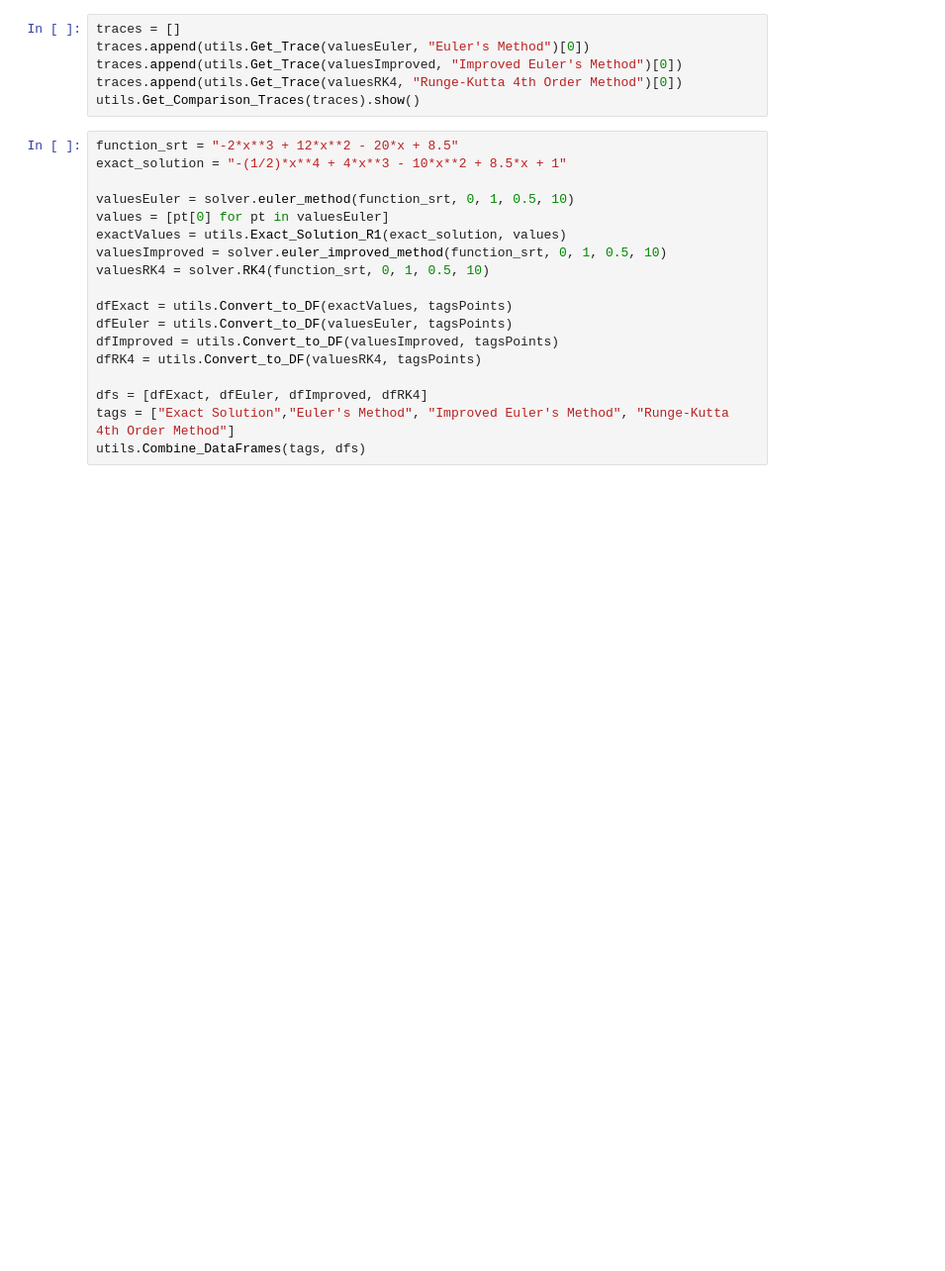
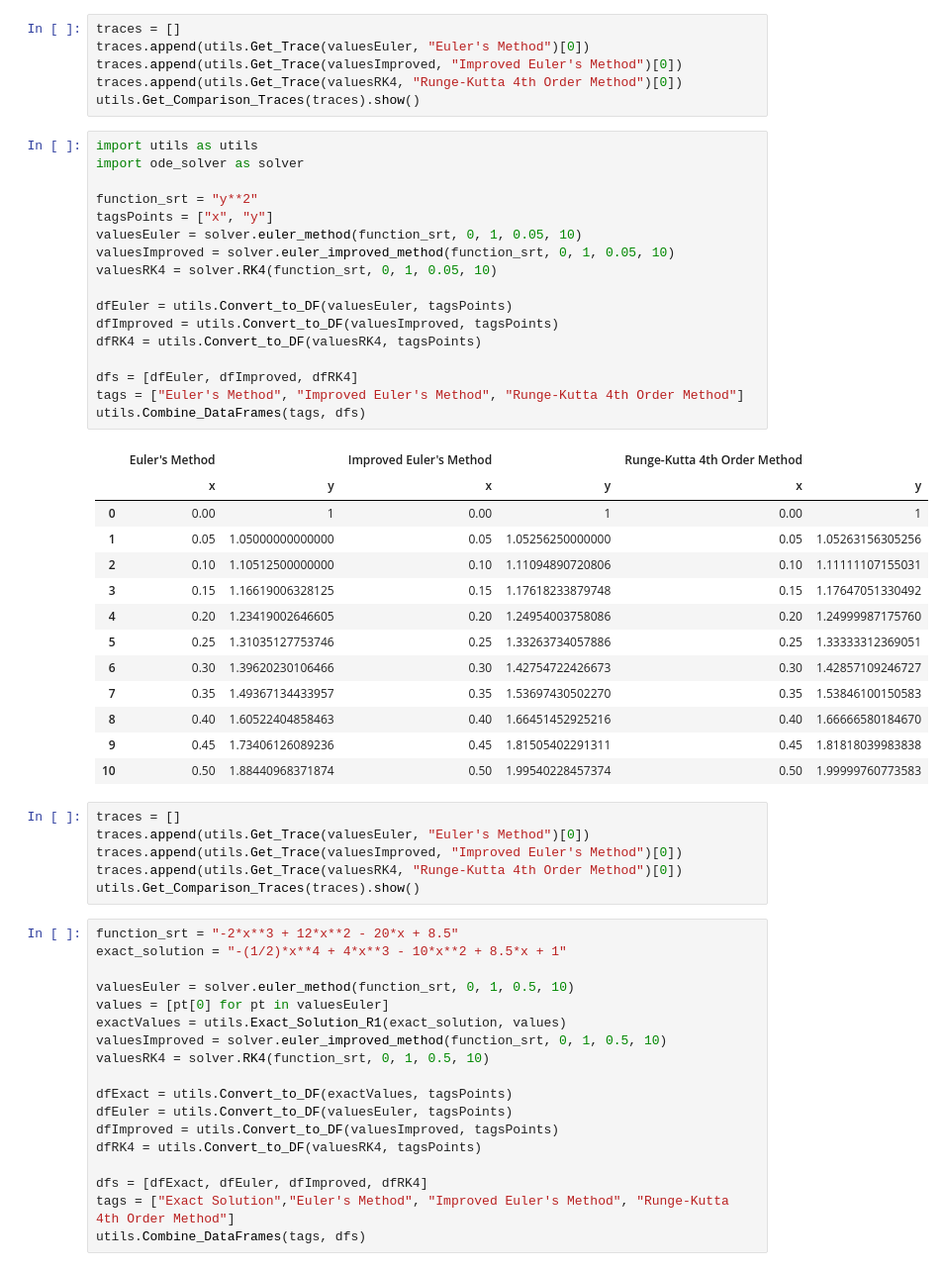
Before and after one commit to MaureenSales/EDO, a Jupyter notebook: proof.ipynb, the cells around one changed output. Shown at 99% size. Cells and saved outputs as stored; diff of their text form; blank space fills up the shorter version.

Commit message:
update_ode_solver

```diff
--- a/proof.ipynb
+++ b/proof.ipynb
@@ -29,6 +29,43 @@ utils.Combine_DataFrames(tags, dfs)
 | 8 | 0.8 | 0.654207776185538 | 0.8 | 0.692230234143283 | 0.8 | 0.689748632453421 |
 | 9 | 0.9 | 0.675408994743375 | 0.9 | 0.715685807341944 | 0.9 | 0.713042530199485 |
 | 10 | 1.0 | 0.710791263725349 | 1.0 | 0.752789581135843 | 1.0 | 0.750016838968664 |
+# %%
+traces = []
+traces.append(utils.Get_Trace(valuesEuler, "Euler's Method")[0])
+traces.append(utils.Get_Trace(valuesImproved, "Improved Euler's Method")[0])
+traces.append(utils.Get_Trace(valuesRK4, "Runge-Kutta 4th Order Method")[0])
+utils.Get_Comparison_Traces(traces).show()
+# %%
+import utils as utils
+import ode_solver as solver
+
+function_srt = "y**2"
+tagsPoints = ["x", "y"]
+valuesEuler = solver.euler_method(function_srt, 0, 1, 0.05, 10)
+valuesImproved = solver.euler_improved_method(function_srt, 0, 1, 0.05, 10)
+valuesRK4 = solver.RK4(function_srt, 0, 1, 0.05, 10)
+
+dfEuler = utils.Convert_to_DF(valuesEuler, tagsPoints)
+dfImproved = utils.Convert_to_DF(valuesImproved, tagsPoints)
+dfRK4 = utils.Convert_to_DF(valuesRK4, tagsPoints)
+
+dfs = [dfEuler, dfImproved, dfRK4]
+tags = ["Euler's Method", "Improved Euler's Method", "Runge-Kutta 4th Order Method"]
+utils.Combine_DataFrames(tags, dfs)
+# %% [output]
+|  | Euler's Method |  | Improved Euler's Method |  | Runge-Kutta 4th Order Method |  |
+|  | x | y | x | y | x | y |
+| 0 | 0.00 | 1 | 0.00 | 1 | 0.00 | 1 |
+| 1 | 0.05 | 1.05000000000000 | 0.05 | 1.05256250000000 | 0.05 | 1.05263156305256 |
+| 2 | 0.10 | 1.10512500000000 | 0.10 | 1.11094890720806 | 0.10 | 1.11111107155031 |
+| 3 | 0.15 | 1.16619006328125 | 0.15 | 1.17618233879748 | 0.15 | 1.17647051330492 |
+| 4 | 0.20 | 1.23419002646605 | 0.20 | 1.24954003758086 | 0.20 | 1.24999987175760 |
+| 5 | 0.25 | 1.31035127753746 | 0.25 | 1.33263734057886 | 0.25 | 1.33333312369051 |
+| 6 | 0.30 | 1.39620230106466 | 0.30 | 1.42754722426673 | 0.30 | 1.42857109246727 |
+| 7 | 0.35 | 1.49367134433957 | 0.35 | 1.53697430502270 | 0.35 | 1.53846100150583 |
+| 8 | 0.40 | 1.60522404858463 | 0.40 | 1.66451452925216 | 0.40 | 1.66666580184670 |
+| 9 | 0.45 | 1.73406126089236 | 0.45 | 1.81505402291311 | 0.45 | 1.81818039983838 |
+| 10 | 0.50 | 1.88440968371874 | 0.50 | 1.99540228457374 | 0.50 | 1.99999760773583 |
 # %%
 traces = []
 traces.append(utils.Get_Trace(valuesEuler, "Euler's Method")[0])
```
Also changed, not shown: 10 other files.
